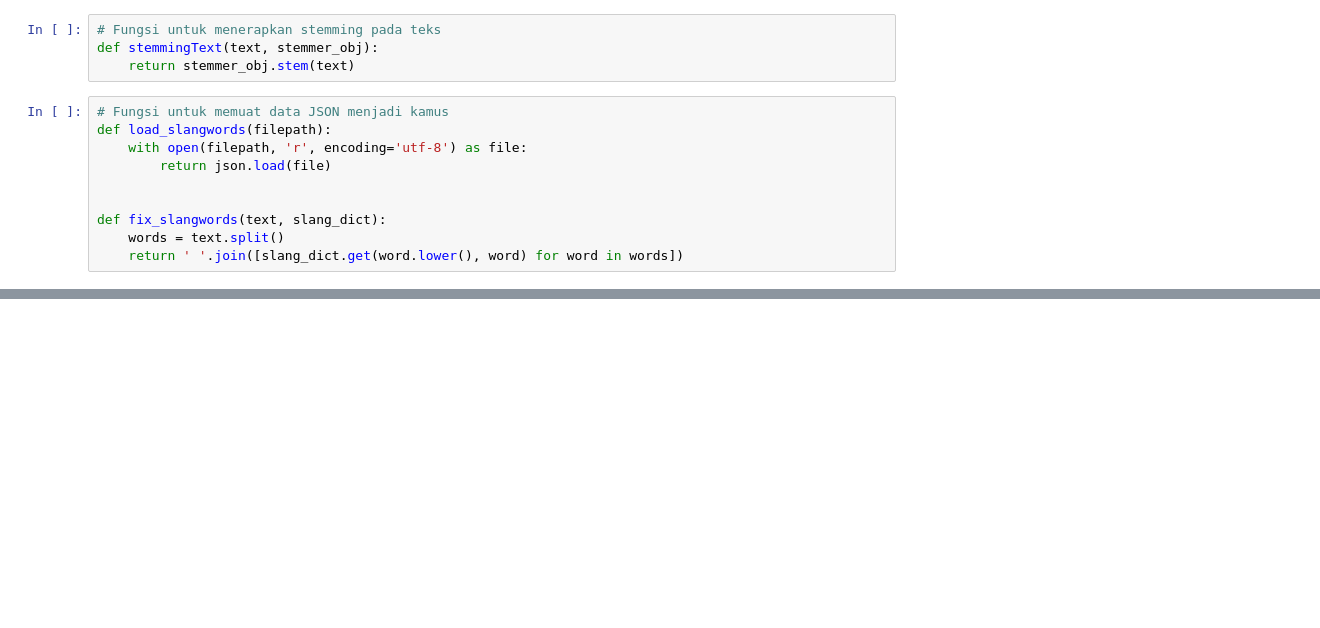
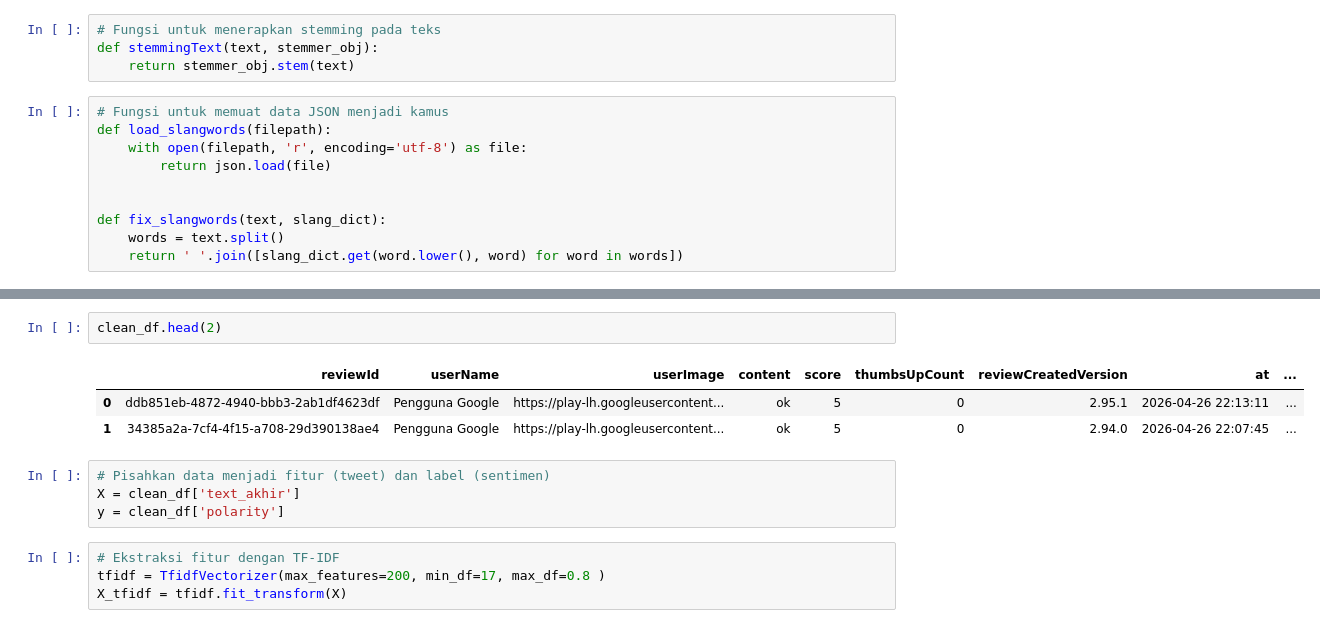
Before and after one commit to IMadeAgus/Brimo-Sentiment-Analysis, a Jupyter notebook: training.ipynb, the cells around one changed output, grey strips where cells are left out. Saved outputs shown, nothing was run; the diff lists cells and outputs as text; blank space fills up the shorter version.

```diff
--- a/training.ipynb
+++ b/training.ipynb
@@ -227,0 +336,14 @@ clean_df.head()
+# %%
+clean_df.head(2)
+# %% [output]
+|  | reviewId | userName | userImage | content | score | thumbsUpCount | reviewCreatedVersion | at | ... |
+| 0 | ddb851eb-4872-4940-bbb3-2ab1df4623df | Pengguna Google | https://play-lh.googleusercontent... | ok | 5 | 0 | 2.95.1 | 2026-04-26 22:13:11 | ... |
+| 1 | 34385a2a-7cf4-4f15-a708-29d390138ae4 | Pengguna Google | https://play-lh.googleusercontent... | ok | 5 | 0 | 2.94.0 | 2026-04-26 22:07:45 | ... |
+# %%
+# Pisahkan data menjadi fitur (tweet) dan label (sentimen)
+X = clean_df['text_akhir']
+y = clean_df['polarity']
+# %%
+# Ekstraksi fitur dengan TF-IDF
+tfidf = TfidfVectorizer(max_features=200, min_df=17, max_df=0.8 )
+X_tfidf = tfidf.fit_transform(X)
```
Also changed, not shown: parts of 14 cells of this notebook, 1 other file.
